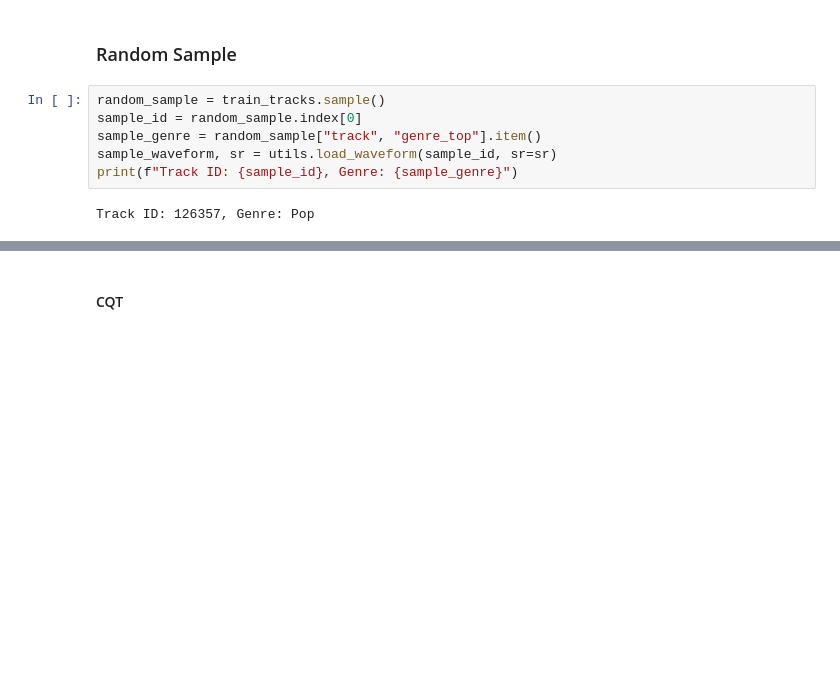
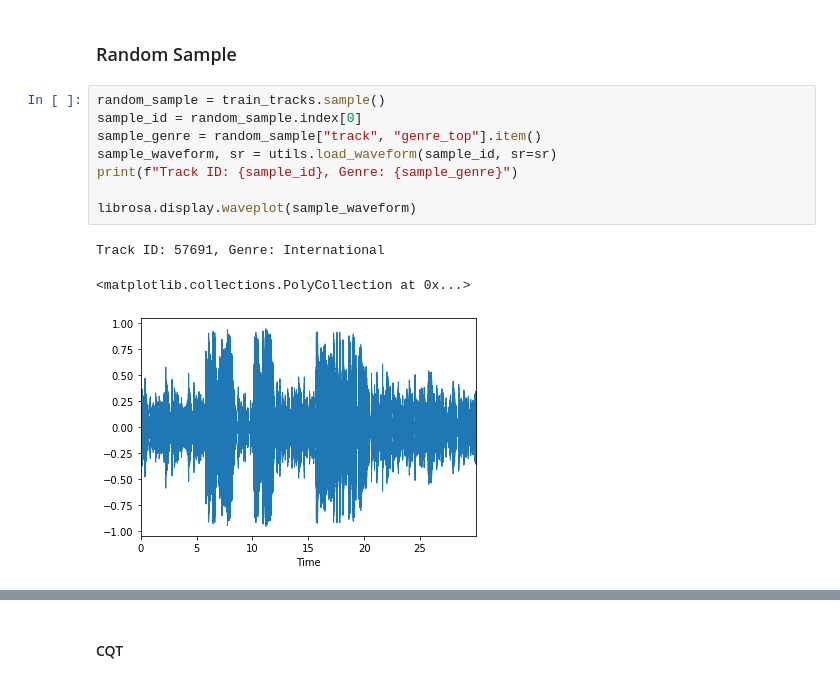
Before and after one commit to yijerjer/music_genre_classification, a Jupyter notebook: notebooks/features_to_npy.ipynb, the cells around one changed output, grey strips where cells are left out. Saved outputs shown, nothing was run; the diff lists cells and outputs as text; blank space fills up the shorter version.

```diff
--- a/notebooks/features_to_npy.ipynb
+++ b/notebooks/features_to_npy.ipynb
@@ -18,8 +22,12 @@ sr = 22050
 # %%
 random_sample = train_tracks.sample()
 sample_id = random_sample.index[0]
 sample_genre = random_sample["track", "genre_top"].item()
 sample_waveform, sr = utils.load_waveform(sample_id, sr=sr)
 print(f"Track ID: {sample_id}, Genre: {sample_genre}")
+
+librosa.display.waveplot(sample_waveform)
 # %% [output]
-Track ID: 126357, Genre: Pop
+Track ID: 57691, Genre: International
+<matplotlib.collections.PolyCollection at 0x...>
+[figure, added]
```
Also changed, not shown: parts of 7 cells of this notebook, 1 other file.
